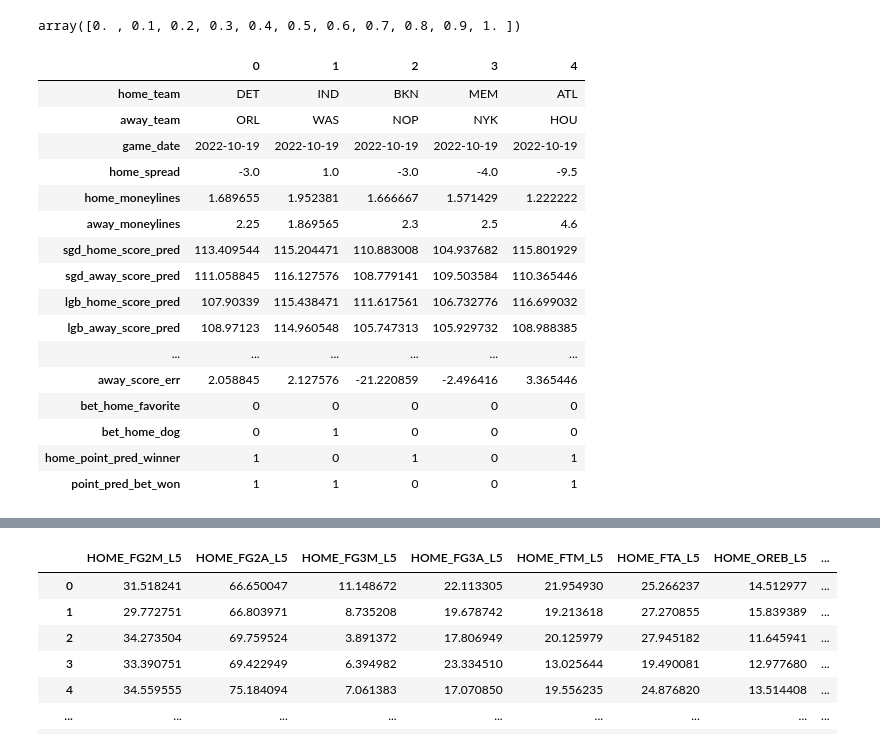
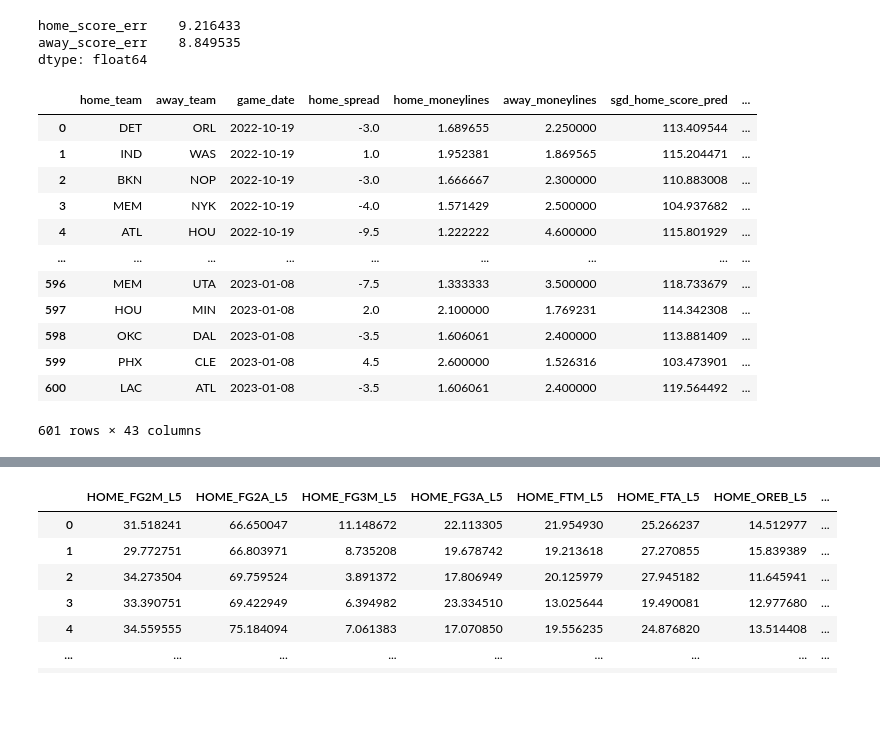
Before and after one commit to jnish23/NBA_Model_V2, a Jupyter notebook: notebooks/betting_results_analysis.ipynb, the cells around one changed output, grey strips where cells are left out. Cells and saved outputs as stored; diff of their text form; code cells hidden in the pictures; blank space fills up the shorter version.

Commit message:
Add notebook for betting result analysis

```diff
--- a/notebooks/betting_results_analysis.ipynb
+++ b/notebooks/betting_results_analysis.ipynb
@@ -130,4 +129,0 @@ betting_stats_by_team.sort_values('ats_pct', ascending=False)
-# %%
-results['bet_home_favorite'] = ((results['home_spread'] <= 0) & (results['SGD_ATS_BET_HOME'] == 1)).astype(int)
-results['bet_home_dog'] = ((results['home_spread'] > 0) & (results['SGD_ATS_BET_HOME'] == 1)).astype(int)
-results
@@ -163,0 +130,17 @@ results.loc[results['bet_home_favorite'] == results['bet_home_dog']]
+# %%
+results['bet_favorite'] = (((results['home_spread'] < 0) & (results['SGD_ATS_BET_HOME'] == 1))
+                           |((results['home_spread'] > 0) & (results['SGD_ATS_BET_HOME'] == 0))).astype(int)
+
+results['home_point_pred_winner'] = (results['sgd_home_score_pred'] - results['sgd_away_score_pred'] > 0).astype(int)
+results['point_pred_correct'] = (results['home_point_pred_winner'] == results['HOME_WIN']).astype(int)
+
+results['home_point_diff_pred'] = results['sgd_home_score_pred'] - results['sgd_away_score_pred']
+
+
+results['model_fav_eq_vegas_fav'] = (np.sign(results['home_spread']) != np.sign(results['home_point_diff_pred'])).astype(int)
+
+results['spread_diff<1'] = (results['SGD_ATS_DIFF'].abs() < 1).astype(int)
+results['spread_diff>1'] = (results['SGD_ATS_DIFF'].abs() >= 1).astype(int)
+results['spread_diff>2'] = (results['SGD_ATS_DIFF'].abs() >= 2).astype(int)
+results['spread_diff>3'] = (results['SGD_ATS_DIFF'].abs() >= 3).astype(int)
+results['spread_diff>4'] = (results['SGD_ATS_DIFF'].abs() >= 4).astype(int)
@@ -172,4 +213,0 @@ results.groupby(['bet_home_favorite', 'bet_home_dog'])['SGD_ATS_BET_RESULT'].agg
-# %%
-results['home_point_pred_winner'] = (results['sgd_home_score_pred'] - results['sgd_away_score_pred'] > 0).astype(int)
-results['point_pred_bet_won'] = (results['home_point_pred_winner'] == results['HOME_WIN']).astype(int)
-results[['SGD_HINGE_ML_BET_RESULT', 'SGD_LOGLOSS_ML_BET_RESULT', 'LGB_ML_BET_RESULT', 'point_pred_bet_won']].mean()
@@ -202,26 +367,24 @@ sgd_prob_bin
 Name: SGD_ATS_BET_RESULT, dtype: float64
-# %%
-np.arange(0,1.1,.1)
-# %% [output]
-array([0. , 0.1, 0.2, 0.3, 0.4, 0.5, 0.6, 0.7, 0.8, 0.9, 1. ])
+# %%
+results[['home_score_err', 'away_score_err']].abs().mean()
+# %% [output]
+home_score_err    9.216433
+away_score_err    8.849535
+dtype: float64
 # %%
-results.head().T
+results
 # %% [output]
-|  | 0 | 1 | 2 | 3 | 4 |
-| home_team | DET | IND | BKN | MEM | ATL |
-| away_team | ORL | WAS | NOP | NYK | HOU |
-| game_date | 2022-10-19 | 2022-10-19 | 2022-10-19 | 2022-10-19 | 2022-10-19 |
-| home_spread | -3.0 | 1.0 | -3.0 | -4.0 | -9.5 |
-| home_moneylines | 1.689655 | 1.952381 | 1.666667 | 1.571429 | 1.222222 |
-| away_moneylines | 2.25 | 1.869565 | 2.3 | 2.5 | 4.6 |
-| sgd_home_score_pred | 113.409544 | 115.204471 | 110.883008 | 104.937682 | 115.801929 |
-| sgd_away_score_pred | 111.058845 | 116.127576 | 108.779141 | 109.503584 | 110.365446 |
-| lgb_home_score_pred | 107.90339 | 115.438471 | 111.617561 | 106.732776 | 116.699032 |
-| lgb_away_score_pred | 108.97123 | 114.960548 | 105.747313 | 105.929732 | 108.988385 |
-| ... | ... | ... | ... | ... | ... |
-| away_score_err | 2.058845 | 2.127576 | -21.220859 | -2.496416 | 3.365446 |
-| bet_home_favorite | 0 | 0 | 0 | 0 | 0 |
-| bet_home_dog | 0 | 1 | 0 | 0 | 0 |
-| home_point_pred_winner | 1 | 0 | 1 | 0 | 1 |
-| point_pred_bet_won | 1 | 1 | 0 | 0 | 1 |
+|  | home_team | away_team | game_date | home_spread | home_moneylines | away_moneylines | sgd_home_score_pred | ... |
+| 0 | DET | ORL | 2022-10-19 | -3.0 | 1.689655 | 2.250000 | 113.409544 | ... |
+| 1 | IND | WAS | 2022-10-19 | 1.0 | 1.952381 | 1.869565 | 115.204471 | ... |
+| 2 | BKN | NOP | 2022-10-19 | -3.0 | 1.666667 | 2.300000 | 110.883008 | ... |
+| 3 | MEM | NYK | 2022-10-19 | -4.0 | 1.571429 | 2.500000 | 104.937682 | ... |
+| 4 | ATL | HOU | 2022-10-19 | -9.5 | 1.222222 | 4.600000 | 115.801929 | ... |
+| ... | ... | ... | ... | ... | ... | ... | ... | ... |
+| 596 | MEM | UTA | 2023-01-08 | -7.5 | 1.333333 | 3.500000 | 118.733679 | ... |
+| 597 | HOU | MIN | 2023-01-08 | 2.0 | 2.100000 | 1.769231 | 114.342308 | ... |
+| 598 | OKC | DAL | 2023-01-08 | -3.5 | 1.606061 | 2.400000 | 113.881409 | ... |
+| 599 | PHX | CLE | 2023-01-08 | 4.5 | 2.600000 | 1.526316 | 103.473901 | ... |
+| 600 | LAC | ATL | 2023-01-08 | -3.5 | 1.606061 | 2.400000 | 119.564492 | ... |
+601 rows × 43 columns
 # %%
```
Also changed, not shown: parts of 30 cells of this notebook, 9 other files.
